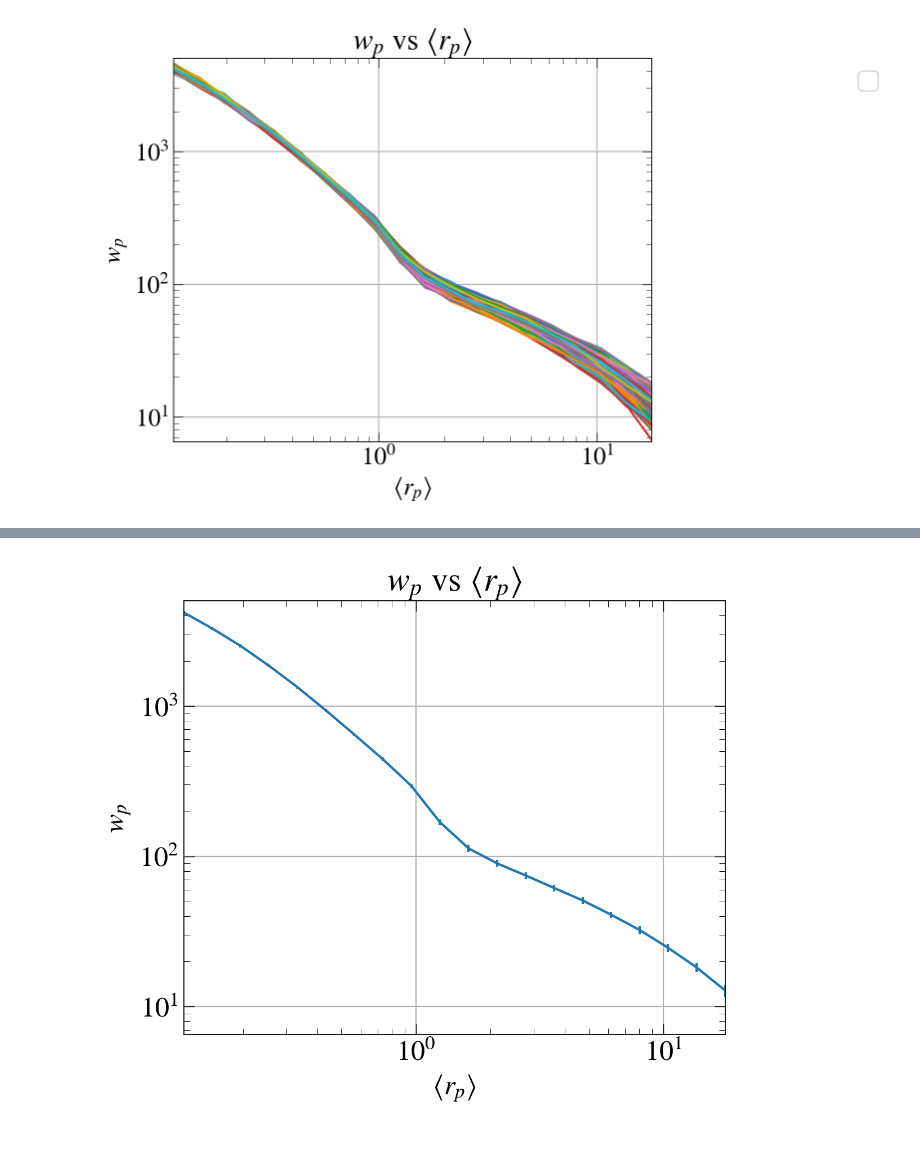
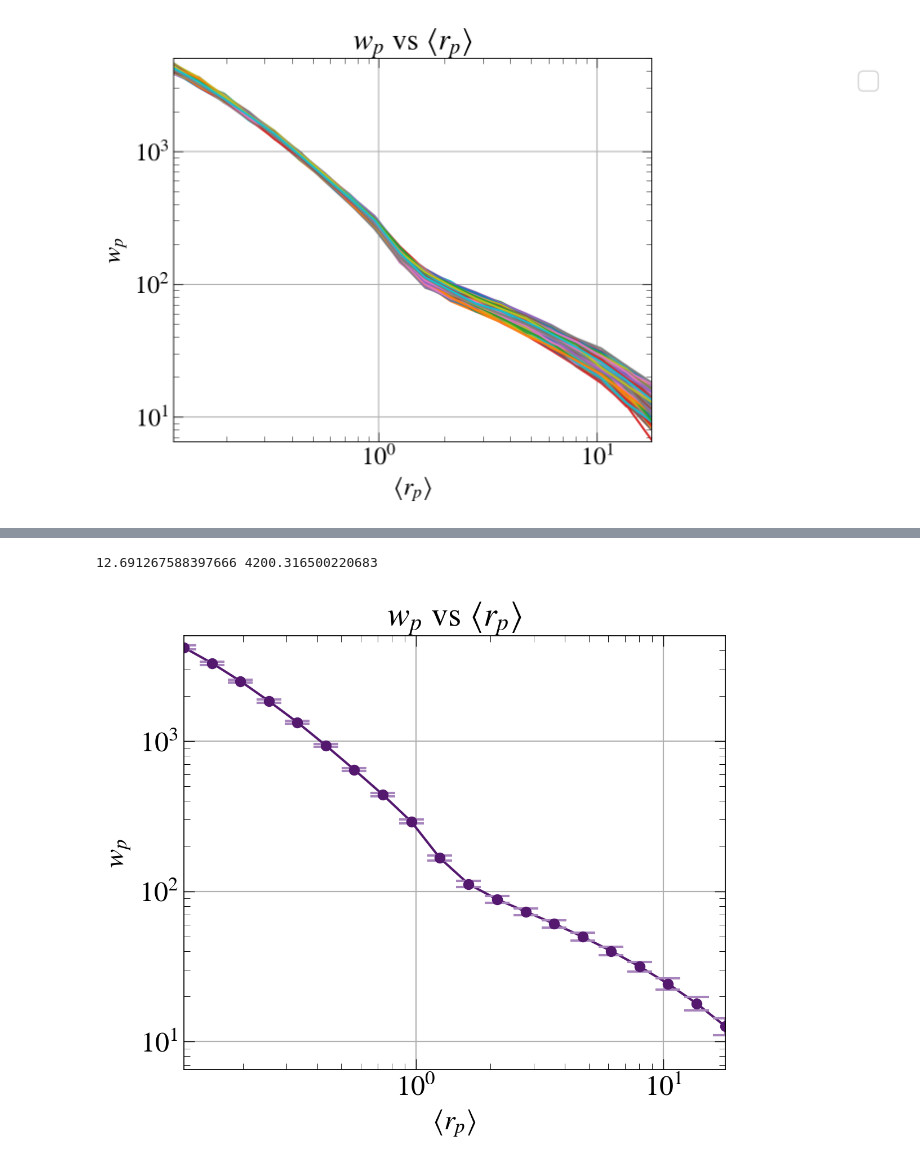
Before and after one commit to smritiramakrishnan/Corrfunc-Research, a Jupyter notebook: notebooks/02_subvolumes.ipynb, the cells around one changed output, grey strips where cells are left out. Drawn from its saved outputs; the diff is of its cells as text; code cells hidden in the pictures.

```diff
--- a/notebooks/subvolumes.ipynb
+++ b/notebooks/02_subvolumes.ipynb
@@ -1,16 +1,18 @@
 # %%
-import os.path as path
 import numpy as np
-import Corrfunc
-from Corrfunc.theory import wp
-from Corrfunc.theory.DDrppi import DDrppi
-import fitsio
-import matplotlib.pyplot as plt
-import import_ipynb
-import statistics
 
+import os
+from dotenv import load_dotenv
+import sys
 
-plt.style.use('MNRAS')
-galaxies = "/projects/hywu/cluster_sims/cluster_finding/data/emulator_data/base_c000_ph000/z0p300/model_hod000000/gals.fit"
-halos = "/projects/hywu/cluster_sims/cluster_finding/data/AbacusSummit_base/base_c000/base_c000_ph000/z0p300/halos_3e+12.fit"
+sys.path.append(os.path.abspath(os.path.join('..')))
+import src.subvolume_utils as su
+import src.correlation_tools as ct
+import src.plotting as pg
+
+load_dotenv()
+data_dir = os.getenv('data_dir')
+g_base = os.getenv('galaxy_base')
+h_base = os.getenv('halo_base')
+c_base = os.getenv('cluster_base')
 # %%
@@ -193,2 +58,7 @@ print(np.min(wp_))
 # %% [output]
 6.757256269747159
+# %%
+data = np.load(f'{data_dir}wp_subvol_no_cross.npz')
+rp_ = data['rp_all']
+wp_ = data['wp_all']
+data.files
@@ -204,4 +71,6 @@ plot_fractional_error(rp_, wp_, y_max = 0.12, y_min = 0.015)
 # %%
-wp_vs_rpavg(rp_, wp_, y_max = 5000, y_min = 6.5)
+rpavg_mean, wp_mean, stdev = ct.error_data(rp_, wp_)
+pg.wp_vs_rpavg(rpavg_mean, wp_mean, stdev, y_max = 5000, y_min = 6.5)
 # %% [output]
+12.691267588397666 4200.316500220683
-[figure, old version]
+[figure, new version]
```
Also changed, not shown: parts of 8 cells of this notebook, 10 other files.
